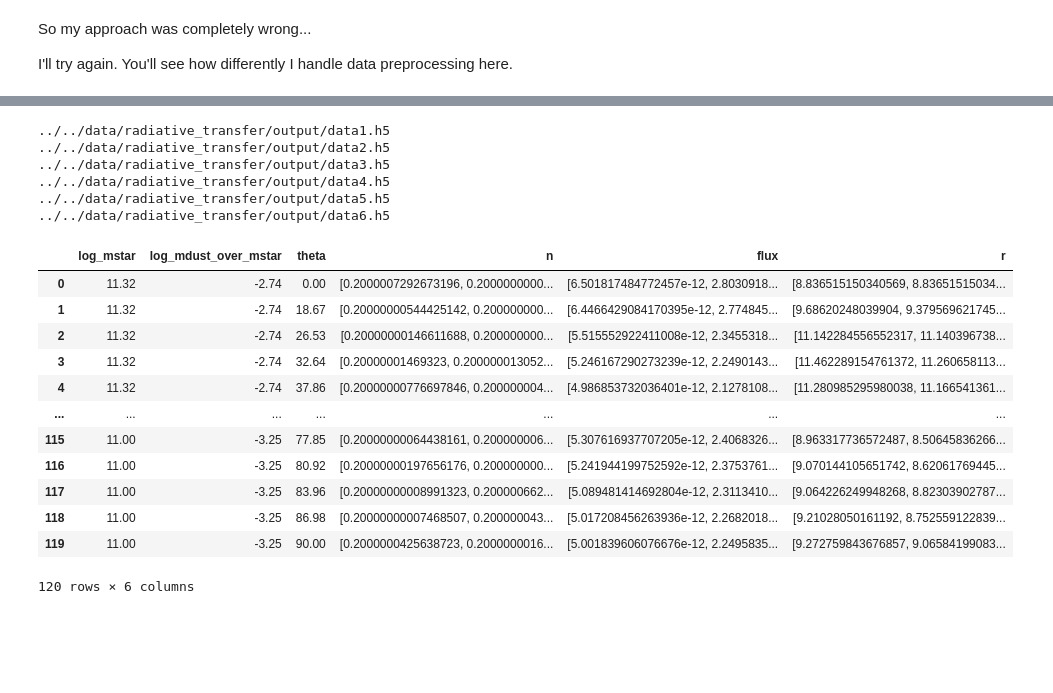
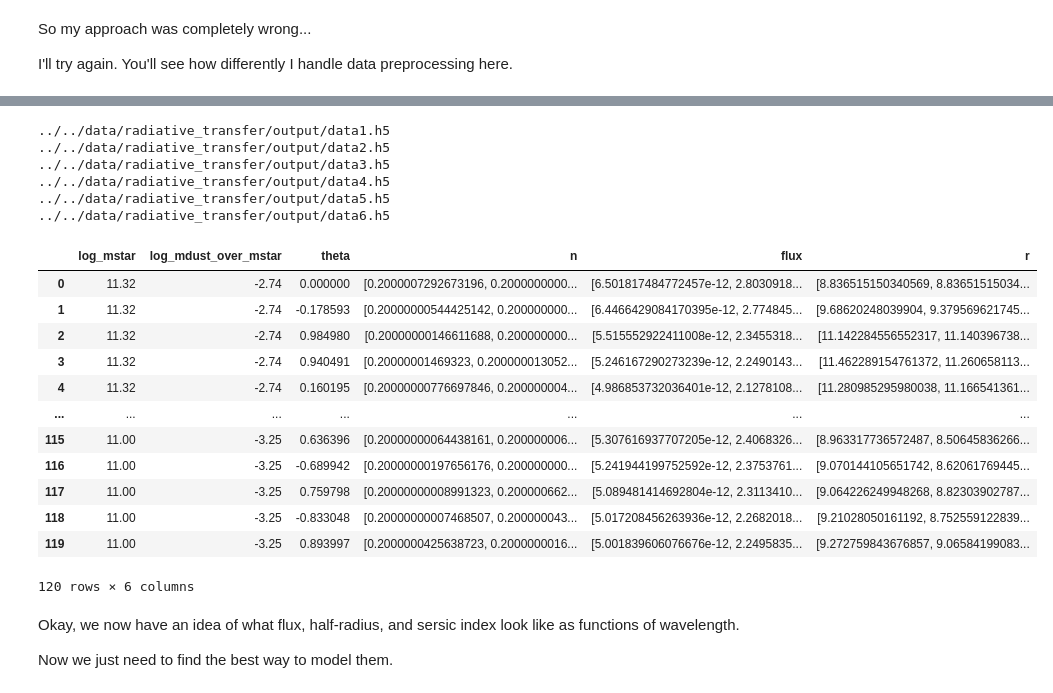
Before and after one commit to tresul03/final_year_project, a Jupyter notebook: src/week8/read_output_file_v2.ipynb, the cells around one changed output, grey strips where cells are left out. Drawn from its saved outputs; the diff is of its cells as text; code cells hidden in the pictures; blank space fills up the shorter version.

```diff
--- a/src/week8/read_output_file_v2.ipynb
+++ b/src/week8/read_output_file_v2.ipynb
@@ -172,38 +271,56 @@ def read_parameter_files(filenames: list, filepath: str = "../../data/radiative_
     list_log_mdust_over_mstar = list_log_mdust - list_log_mstar
 
     return list_log_mstar, list_log_mdust_over_mstar, list_theta
-# %%
-def generate_dataset(df, params, files):
-    list_log_mstar, list_log_mdust_over_mstar, list_theta = read_parameter_files(params)
-
-    for i in range(len(files)):
-        df = read_h5_file(files[i], df, list_theta, list_log_mstar[i], list_log_mdust_over_mstar[i])
-
-    return df
+# %%
+def generate_dataset(data, params, files):
+    """
+    Generates a dataset by reading parameters and HDF5 files, and compiling them into a DataFrame.
+
+    This function iterates over given parameter files and HDF5 files. For each parameter file, it reads the stellar mass, dust mass, and viewing angles. Then, for each HDF5 file, it compiles data related to flux, half-light radius, and Sersic index along with the parameters into a DataFrame.
+
+    Parameters:
+    - df (pd.DataFrame): An empty DataFrame or a DataFrame with predefined columns to which the data will be appended. Expected columns are ["log_mstar", "log_mdust_over_mstar", "theta", "n", "flux", "r"].
+    - params (list): A list of file names for the parameter files. These files contain values for log stellar mass, log dust/stellar mass ratio, and viewing angles.
+    - files (list): A list of HDF5 file names. These files contain data for flux, half-light radius, and Sersic index.
+
+    Returns:
+    - pd.DataFrame: A DataFrame containing combined data from parameter files and HDF5 files, with columns for log stellar mass, log dust/stellar mass ratio, viewing angle, Sersic index, flux, and half-light radius.
+
+    Note:
+    - The function `read_parameter_files` is used to read the parameter files, and `read_h5_file` is used to read the HDF5 files and append their data to the DataFrame.
+    - The function assumes that the length of 'params' and 'files' is the same, and each parameter file corresponds to a HDF5 file.
+    """
+
+    list_log_mstar, list_log_mdust_over_mstar, list_theta = read_parameter_files(params)
+
+    for i in range(len(files)):
+        wavelength, data = read_h5_file(files[i], data, np.sin(list_theta), list_log_mstar[i], list_log_mdust_over_mstar[i])
+
+    return wavelength, data
 # %%
 #obtaining logs of stellar mass, and ratio of dust to stellar mass
-parameter_files = [f"parameters{i}.txt" for i in range(1, 7)]
-h5_files = [f"data{i}.h5" for i in range(1, 7)]
+parameter_files = [file for file in os.listdir("../../data/radiative_transfer/input/") if file.startswith("parameters")]
+h5_files = [file for file in os.listdir("../../data/radiative_transfer/output/") if file.startswith("data")]
 # %%
-df = generate_dataset(pd.DataFrame(columns=["log_mstar", "log_mdust_over_mstar", "theta", "n", "flux", "r"]), parameter_files, h5_files)
-df
+wavelength, h5_data = generate_dataset(pd.DataFrame(columns=["log_mstar", "log_mdust_over_mstar", "theta", "n", "flux", "r"]), parameter_files, h5_files)
+h5_data
 # %% [output]
 ../../data/radiative_transfer/output/data1.h5
 ../../data/radiative_transfer/output/data2.h5
 ../../data/radiative_transfer/output/data3.h5
 ../../data/radiative_transfer/output/data4.h5
 ../../data/radiative_transfer/output/data5.h5
 ../../data/radiative_transfer/output/data6.h5
 |  | log_mstar | log_mdust_over_mstar | theta | n | flux | r |
-| 0 | 11.32 | -2.74 | 0.00 | [0.2000007292673196, 0.2000000000... | [6.501817484772457e-12, 2.8030918... | [8.836515150340569, 8.83651515034... |
-| 1 | 11.32 | -2.74 | 18.67 | [0.20000000544425142, 0.200000000... | [6.4466429084170395e-12, 2.774845... | [9.68620248039904, 9.379569621745... |
-| 2 | 11.32 | -2.74 | 26.53 | [0.20000000146611688, 0.200000000... | [5.515552922411008e-12, 2.3455318... | [11.142284556552317, 11.140396738... |
-| 3 | 11.32 | -2.74 | 32.64 | [0.20000001469323, 0.200000013052... | [5.246167290273239e-12, 2.2490143... | [11.462289154761372, 11.260658113... |
-| 4 | 11.32 | -2.74 | 37.86 | [0.20000000776697846, 0.200000004... | [4.986853732036401e-12, 2.1278108... | [11.280985295980038, 11.166541361... |
+| 0 | 11.32 | -2.74 | 0.000000 | [0.2000007292673196, 0.2000000000... | [6.501817484772457e-12, 2.8030918... | [8.836515150340569, 8.83651515034... |
+| 1 | 11.32 | -2.74 | -0.178593 | [0.20000000544425142, 0.200000000... | [6.4466429084170395e-12, 2.774845... | [9.68620248039904, 9.379569621745... |
+| 2 | 11.32 | -2.74 | 0.984980 | [0.20000000146611688, 0.200000000... | [5.515552922411008e-12, 2.3455318... | [11.142284556552317, 11.140396738... |
+| 3 | 11.32 | -2.74 | 0.940491 | [0.20000001469323, 0.200000013052... | [5.246167290273239e-12, 2.2490143... | [11.462289154761372, 11.260658113... |
+| 4 | 11.32 | -2.74 | 0.160195 | [0.20000000776697846, 0.200000004... | [4.986853732036401e-12, 2.1278108... | [11.280985295980038, 11.166541361... |
 | ... | ... | ... | ... | ... | ... | ... |
-| 115 | 11.00 | -3.25 | 77.85 | [0.20000000064438161, 0.200000006... | [5.307616937707205e-12, 2.4068326... | [8.963317736572487, 8.50645836266... |
-| 116 | 11.00 | -3.25 | 80.92 | [0.20000000197656176, 0.200000000... | [5.241944199752592e-12, 2.3753761... | [9.070144105651742, 8.62061769445... |
-| 117 | 11.00 | -3.25 | 83.96 | [0.20000000008991323, 0.200000662... | [5.089481414692804e-12, 2.3113410... | [9.064226249948268, 8.82303902787... |
-| 118 | 11.00 | -3.25 | 86.98 | [0.20000000007468507, 0.200000043... | [5.017208456263936e-12, 2.2682018... | [9.21028050161192, 8.752559122839... |
-| 119 | 11.00 | -3.25 | 90.00 | [0.2000000425638723, 0.2000000016... | [5.001839606076676e-12, 2.2495835... | [9.272759843676857, 9.06584199083... |
+| 115 | 11.00 | -3.25 | 0.636396 | [0.20000000064438161, 0.200000006... | [5.307616937707205e-12, 2.4068326... | [8.963317736572487, 8.50645836266... |
+| 116 | 11.00 | -3.25 | -0.689942 | [0.20000000197656176, 0.200000000... | [5.241944199752592e-12, 2.3753761... | [9.070144105651742, 8.62061769445... |
+| 117 | 11.00 | -3.25 | 0.759798 | [0.20000000008991323, 0.200000662... | [5.089481414692804e-12, 2.3113410... | [9.064226249948268, 8.82303902787... |
+| 118 | 11.00 | -3.25 | -0.833048 | [0.20000000007468507, 0.200000043... | [5.017208456263936e-12, 2.2682018... | [9.21028050161192, 8.752559122839... |
+| 119 | 11.00 | -3.25 | 0.893997 | [0.2000000425638723, 0.2000000016... | [5.001839606076676e-12, 2.2495835... | [9.272759843676857, 9.06584199083... |
 120 rows × 6 columns
@@ -217,0 +327,4 @@ optimizer = torch.optim.Adam(model.parameters(), lr=0.01)
+# %% [markdown]
+Okay, we now have an idea of what flux, half-radius, and sersic index look like as functions of wavelength.
+
+Now we just need to find the best way to model them.
```
Also changed, not shown: parts of 13 cells of this notebook.
